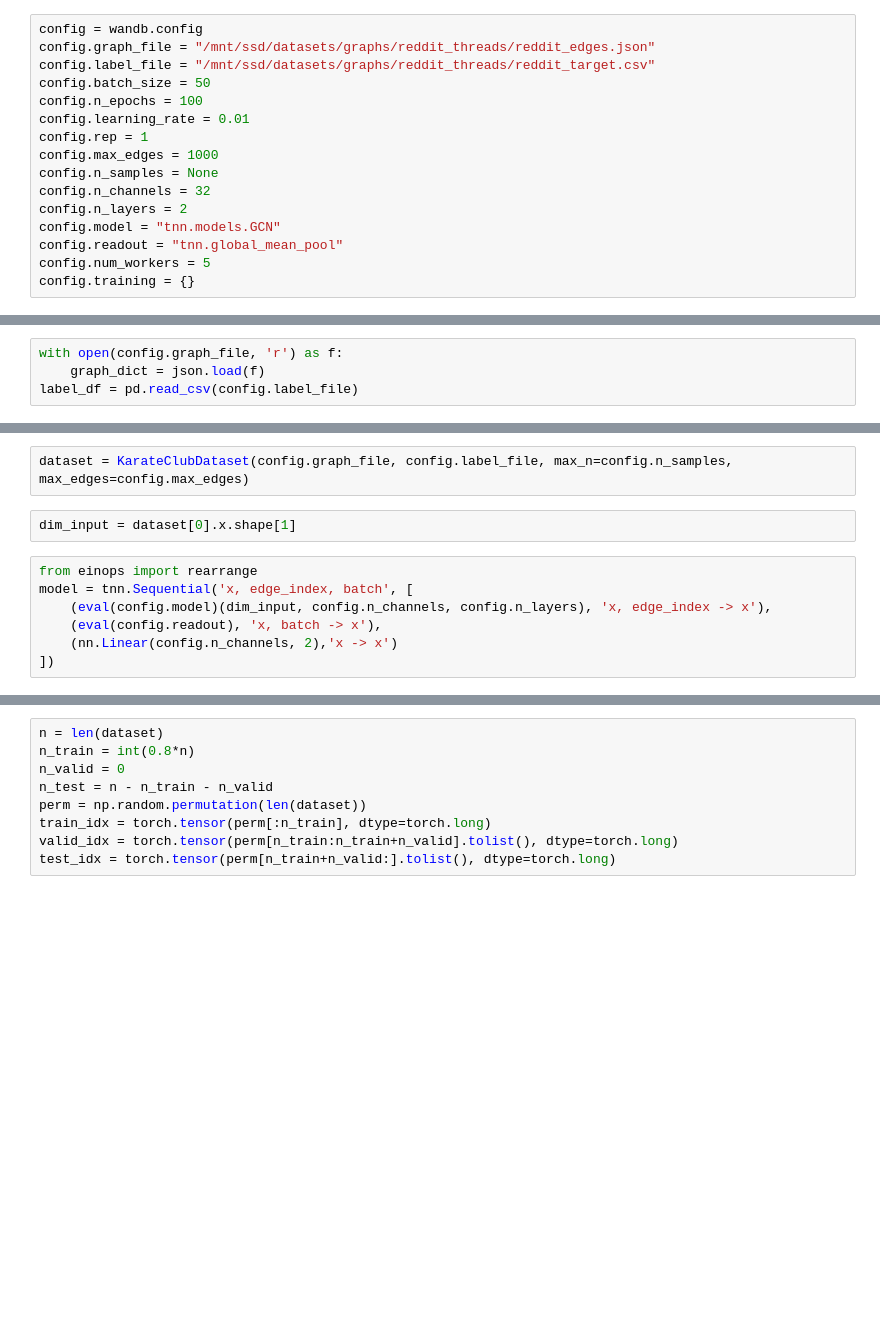
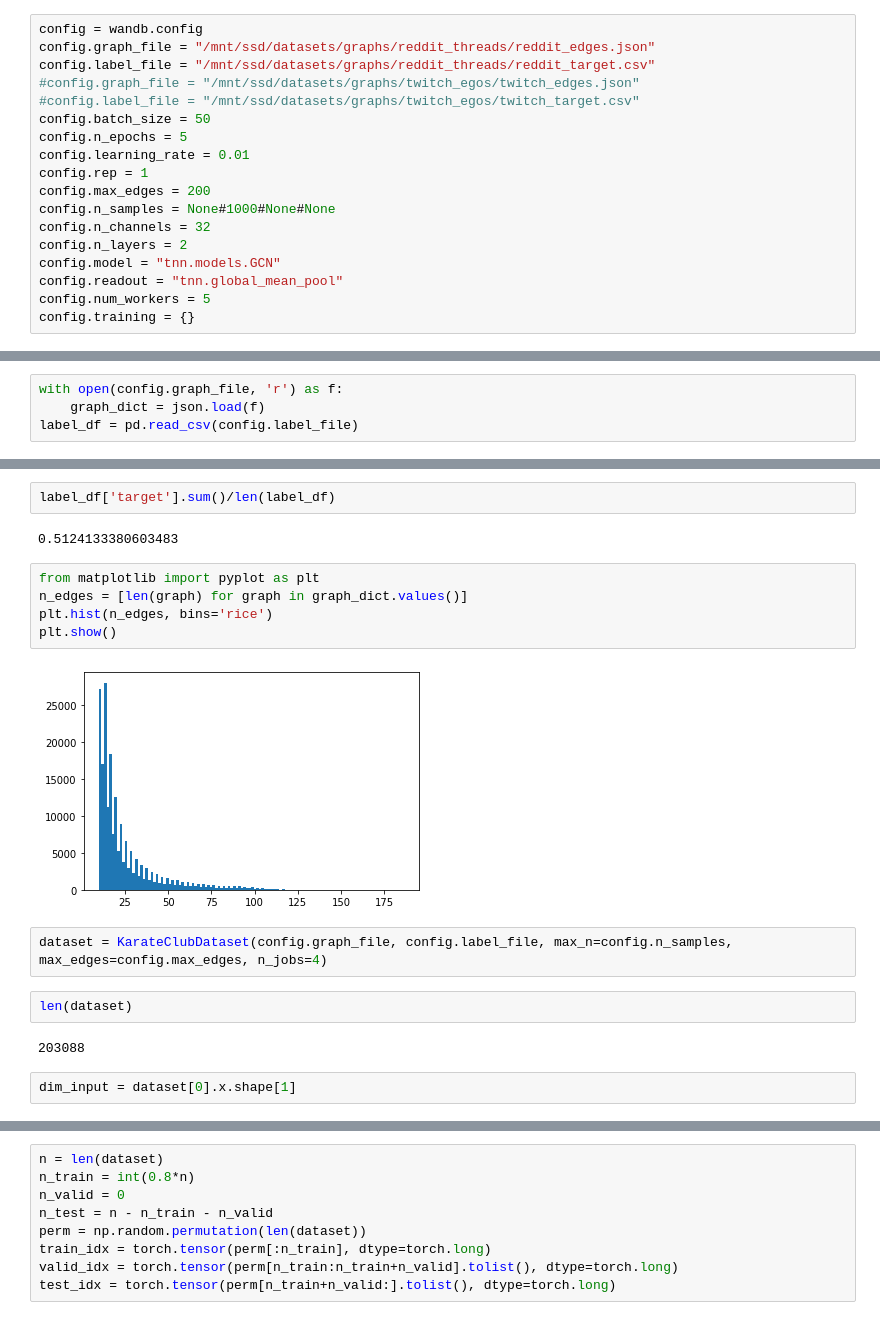
Before and after one commit to wendlerc/dfs-graph-transformer, a Jupyter notebook: notebooks/selfattn/Karate Club Graph Property Prediction GNN Baseline.ipynb, the cells around one changed output, grey strips where cells are left out. Cells and saved outputs as stored; diff of their text form; blank space fills up the shorter version.

```diff
--- a/notebooks/selfattn/Karate Club Graph Property Prediction GNN Baseline.ipynb
+++ b/notebooks/selfattn/Karate Club Graph Property Prediction GNN Baseline.ipynb
@@ -44,12 +45,14 @@ Using backend: pytorch
 config = wandb.config
 config.graph_file = "/mnt/ssd/datasets/graphs/reddit_threads/reddit_edges.json"
 config.label_file = "/mnt/ssd/datasets/graphs/reddit_threads/reddit_target.csv"
+#config.graph_file = "/mnt/ssd/datasets/graphs/twitch_egos/twitch_edges.json"
+#config.label_file = "/mnt/ssd/datasets/graphs/twitch_egos/twitch_target.csv"
 config.batch_size = 50
-config.n_epochs = 100
+config.n_epochs = 5
 config.learning_rate = 0.01
 config.rep = 1
-config.max_edges = 1000
-config.n_samples = None
+config.max_edges = 200
+config.n_samples = None#1000#None#None
 config.n_channels = 32
 config.n_layers = 2
 config.model = "tnn.models.GCN"
@@ -182,11 +81,19 @@ class KarateClubDataset(Dataset):
+# %%
+label_df['target'].sum()/len(label_df)
+# %% [output]
+0.5124133380603483
+# %%
+from matplotlib import pyplot as plt
+n_edges = [len(graph) for graph in graph_dict.values()]
+plt.hist(n_edges, bins='rice')
+plt.show()
+# %% [output]
+[figure, added]
 # %%
-dataset = KarateClubDataset(config.graph_file, config.label_file, max_n=config.n_samples, max_edges=config.max_edges)
+dataset = KarateClubDataset(config.graph_file, config.label_file, max_n=config.n_samples, max_edges=config.max_edges, n_jobs=4)
-# %%
-dim_input = dataset[0].x.shape[1]
-# %%
-from einops import rearrange
-model = tnn.Sequential('x, edge_index, batch', [
-    (eval(config.model)(dim_input, config.n_channels, config.n_layers), 'x, edge_index -> x'),
-    (eval(config.readout), 'x, batch -> x'),
-    (nn.Linear(config.n_channels, 2),'x -> x')
-])
+# %%
+len(dataset)
+# %% [output]
+203088
+# %%
+dim_input = dataset[0].x.shape[1]
```
Also changed, not shown: parts of 14 cells of this notebook, 2 other files.
